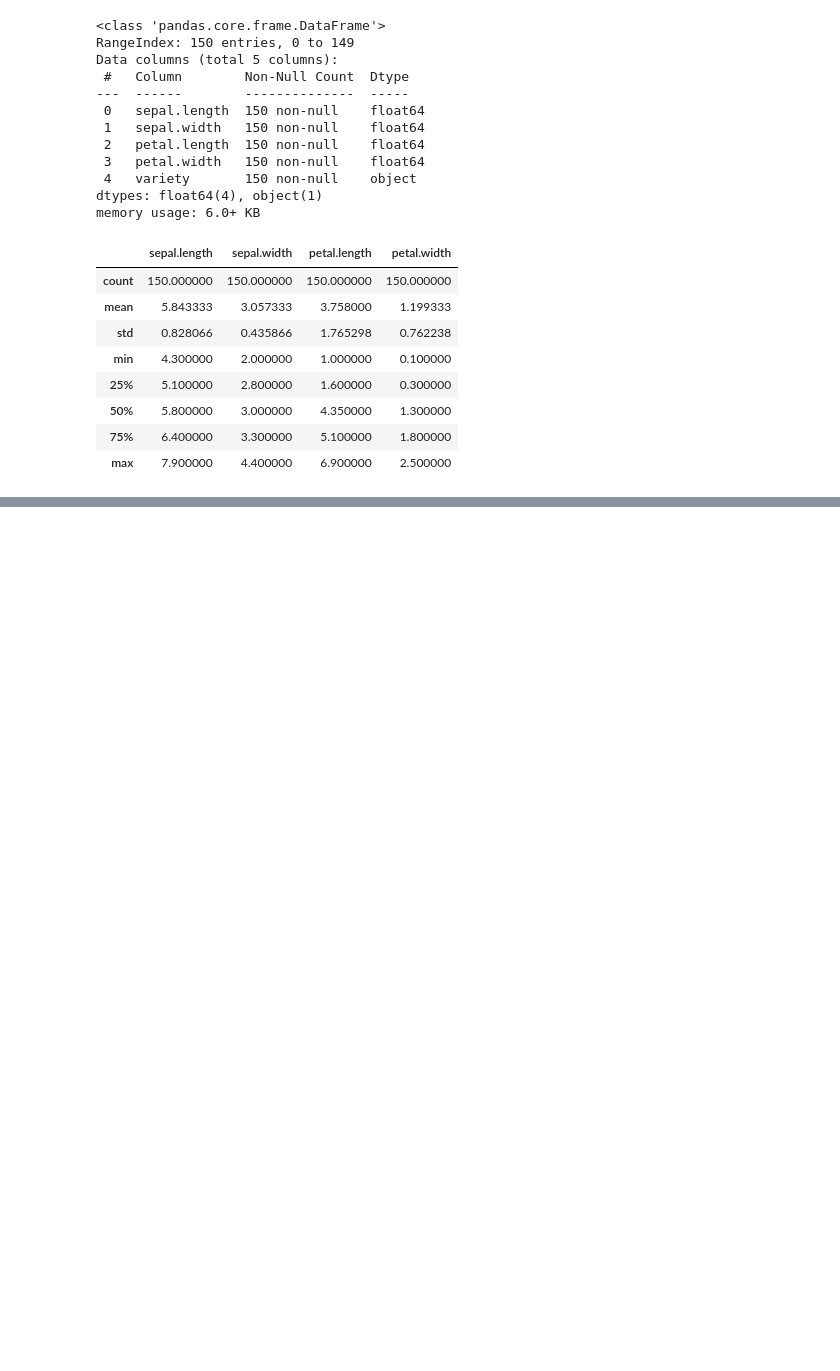
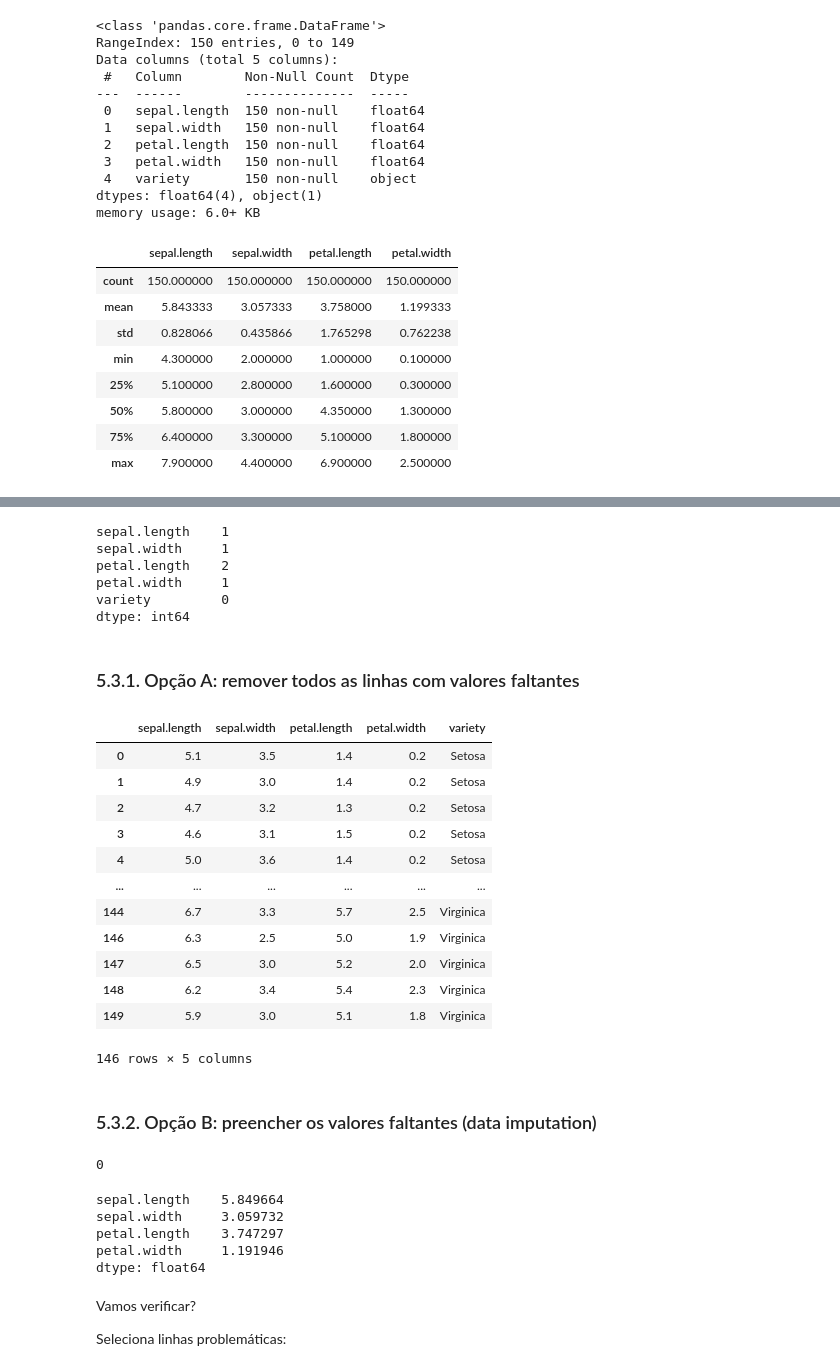
Before and after one commit to smastelini/eng-soft-ml-uel, a Jupyter notebook: aula-1.ipynb, the cells around one changed output, grey strips where cells are left out. Saved outputs shown, nothing was run; the diff lists cells and outputs as text; code cells hidden in the pictures; blank space fills up the shorter version.

```diff
--- a/aula-1.ipynb
+++ b/aula-1.ipynb
@@ -275,0 +417,2 @@ Categories (3, object): ['Setosa', 'Versicolor', 'Virginica']
+# %%
+df_b = pd.read_csv("data/a1/iris-bagunca.csv")
@@ -275,0 +465,5 @@ Categories (3, object): ['Setosa', 'Versicolor', 'Virginica']
+# %%
+# Converte valores para dados numérico
+
+df_b["sepal.width"] = pd.to_numeric(df_b["sepal.width"], errors="coerce")
+df_b["sepal.width"].values
@@ -275,0 +483,45 @@ Categories (3, object): ['Setosa', 'Versicolor', 'Virginica']
+# %%
+df_b.isna().sum()
+# %% [output]
+sepal.length    1
+sepal.width     1
+petal.length    2
+petal.width     1
+variety         0
+dtype: int64
+# %% [markdown]
+### 5.3.1. Opção A: remover todos as linhas com valores faltantes
+# %%
+df_b.dropna()
+# %% [output]
+|  | sepal.length | sepal.width | petal.length | petal.width | variety |
+| 0 | 5.1 | 3.5 | 1.4 | 0.2 | Setosa |
+| 1 | 4.9 | 3.0 | 1.4 | 0.2 | Setosa |
+| 2 | 4.7 | 3.2 | 1.3 | 0.2 | Setosa |
+| 3 | 4.6 | 3.1 | 1.5 | 0.2 | Setosa |
+| 4 | 5.0 | 3.6 | 1.4 | 0.2 | Setosa |
+| ... | ... | ... | ... | ... | ... |
+| 144 | 6.7 | 3.3 | 5.7 | 2.5 | Virginica |
+| 146 | 6.3 | 2.5 | 5.0 | 1.9 | Virginica |
+| 147 | 6.5 | 3.0 | 5.2 | 2.0 | Virginica |
+| 148 | 6.2 | 3.4 | 5.4 | 2.3 | Virginica |
+| 149 | 5.9 | 3.0 | 5.1 | 1.8 | Virginica |
+146 rows × 5 columns
+# %% [markdown]
+### 5.3.2. Opção B: preencher os valores faltantes (data imputation)
+# %%
+# Substituir com valor
+
+df_b.fillna(0).isna().sum().sum()
+# %% [output]
+0
+# %%
+# Média de cada coluna numérica
+media_cols = df_b.mean(axis=0, skipna=True, numeric_only=True)
+media_cols
+# %% [output]
+sepal.length    5.849664
+sepal.width     3.059732
+petal.length    3.747297
+petal.width     1.191946
+dtype: float64
@@ -275,0 +530,4 @@ Categories (3, object): ['Setosa', 'Versicolor', 'Virginica']
+# %% [markdown]
+Vamos verificar?
+
+Seleciona linhas problemáticas:
```
Also changed, not shown: parts of 37 cells of this notebook, 3 other files.
